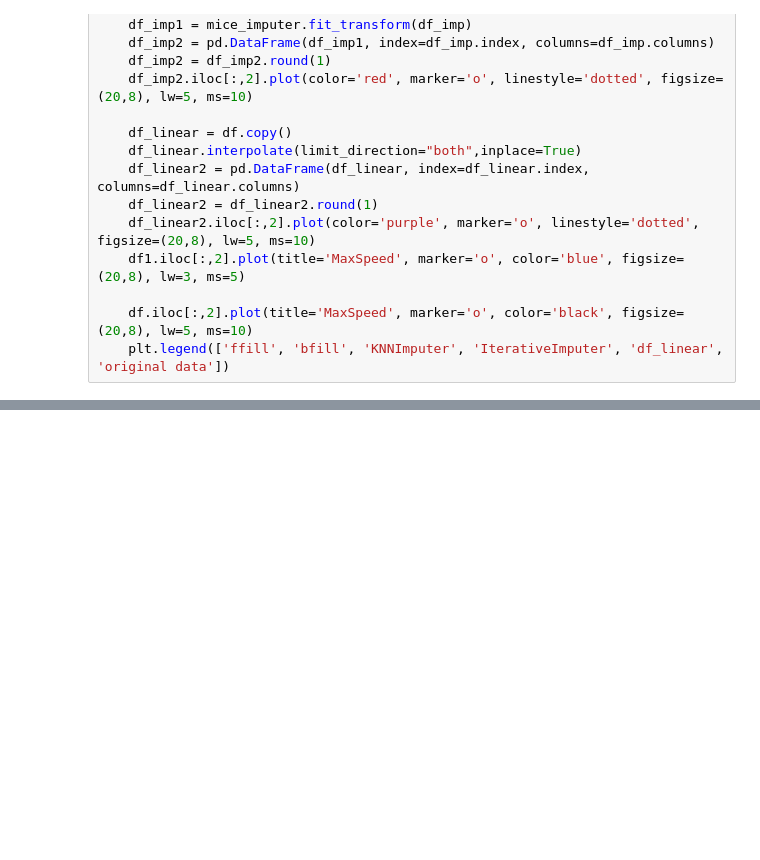
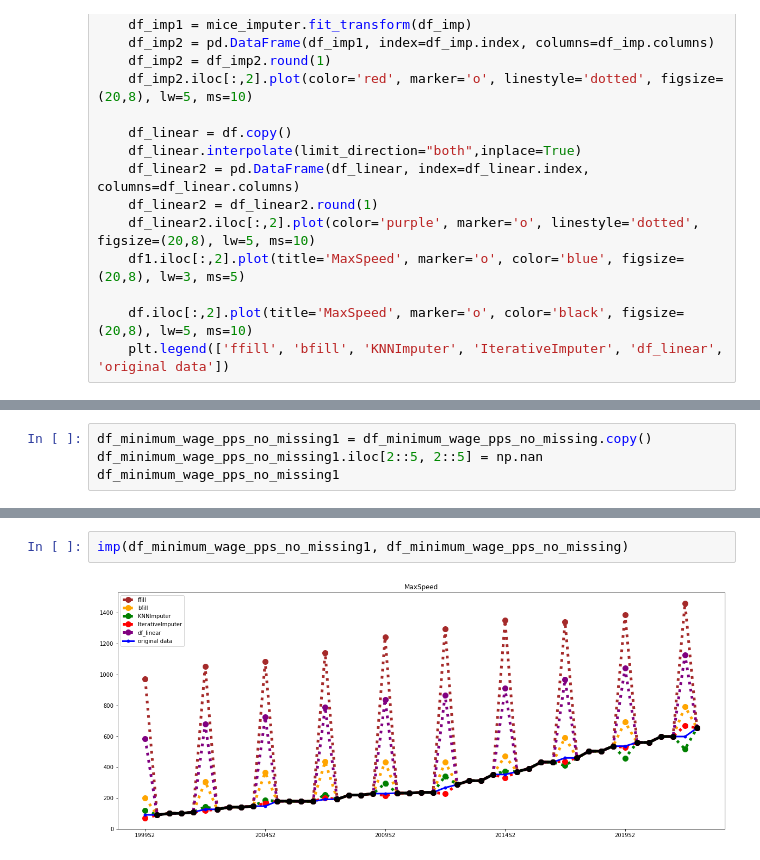
Before and after one commit to StefanRaychev/Handling-missing-values, a Jupyter notebook: Dealing with missing values.ipynb, the cells around one changed output, grey strips where cells are left out. Cells and saved outputs as stored; diff of their text form; blank space fills up the shorter version.

```diff
--- a/Dealing with missing values.ipynb
+++ b/Dealing with missing values.ipynb
@@ -508,0 +508,4 @@ aaa6.head()
+# %%
+df_minimum_wage_pps_no_missing1 = df_minimum_wage_pps_no_missing.copy()
+df_minimum_wage_pps_no_missing1.iloc[2::5, 2::5] = np.nan
+df_minimum_wage_pps_no_missing1
@@ -508,0 +531,4 @@ aaa6.head()
+# %%
+imp(df_minimum_wage_pps_no_missing1, df_minimum_wage_pps_no_missing)
+# %% [output]
+[figure, added]
```
Also changed, not shown: parts of 17 cells of this notebook.
